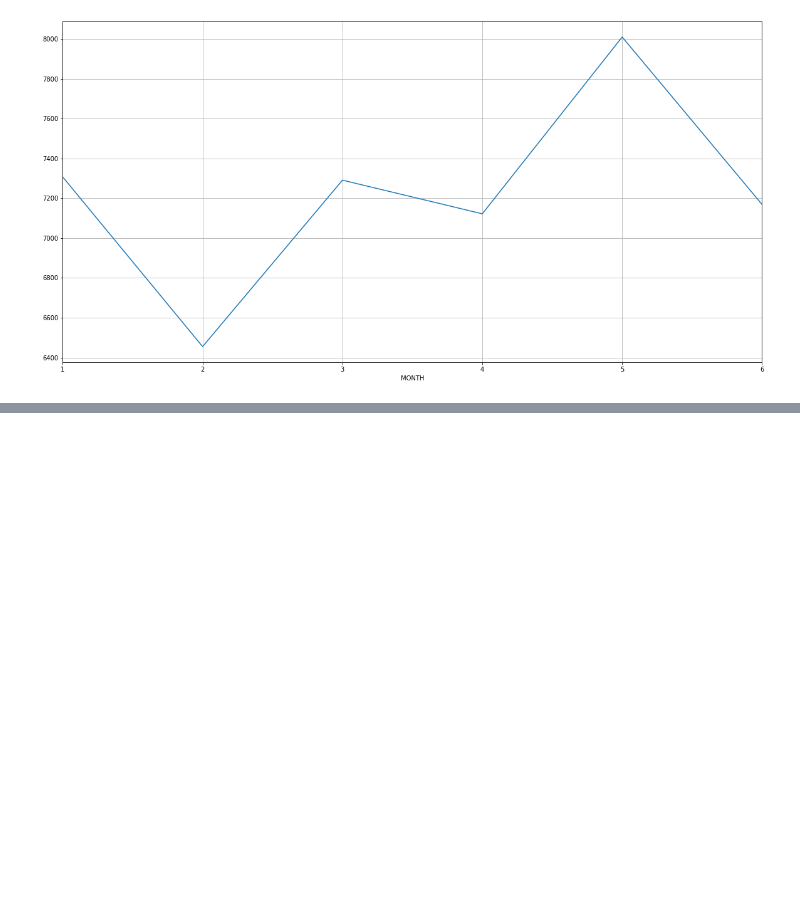
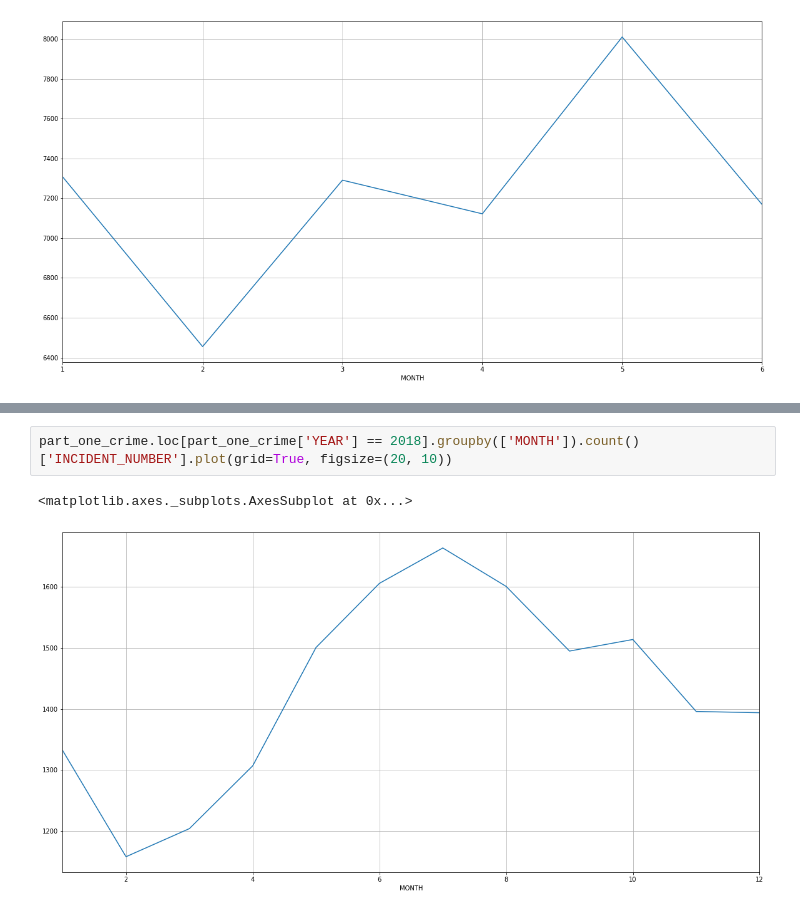
Before and after one commit to mitresh95/ImpactOfCrimeOnHousing, a Jupyter notebook: Project.ipynb, the cells around one changed output, grey strips where cells are left out. Cells and saved outputs as stored; diff of their text form; blank space fills up the shorter version.

```diff
--- a/Project.ipynb
+++ b/Project.ipynb
@@ -377,0 +395,5 @@ crime_data.loc[crime_data['YEAR'] == 2019].groupby(['MONTH']).count()['INCIDENT_
+# %%
+part_one_crime.loc[part_one_crime['YEAR'] == 2018].groupby(['MONTH']).count()['INCIDENT_NUMBER'].plot(grid=True, figsize=(20, 10))
+# %% [output]
+<matplotlib.axes._subplots.AxesSubplot at 0x...>
+[figure, added]
```
Also changed, not shown: parts of 5 cells of this notebook.
